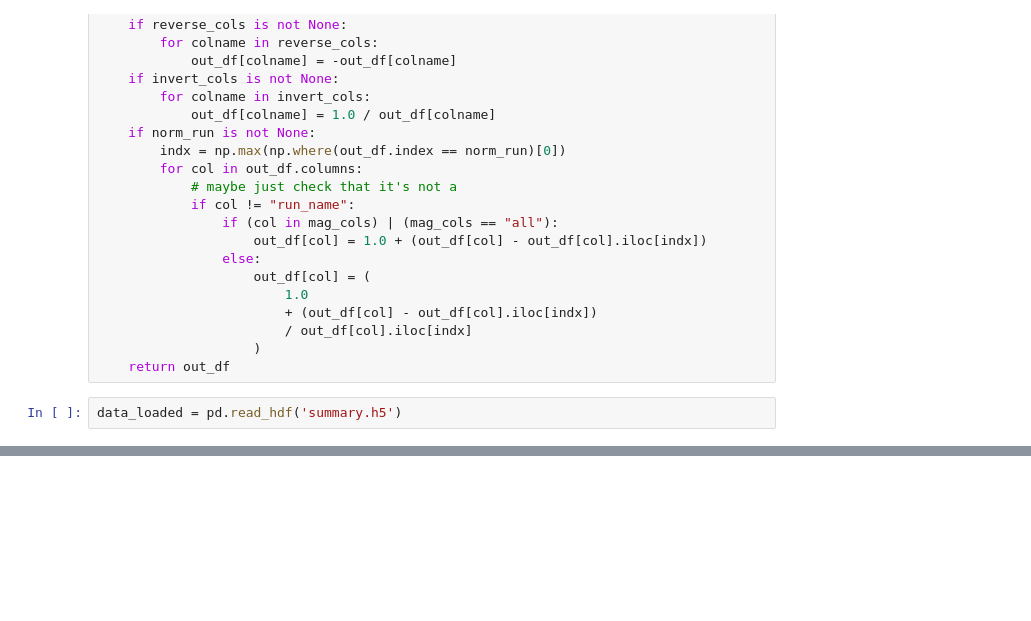
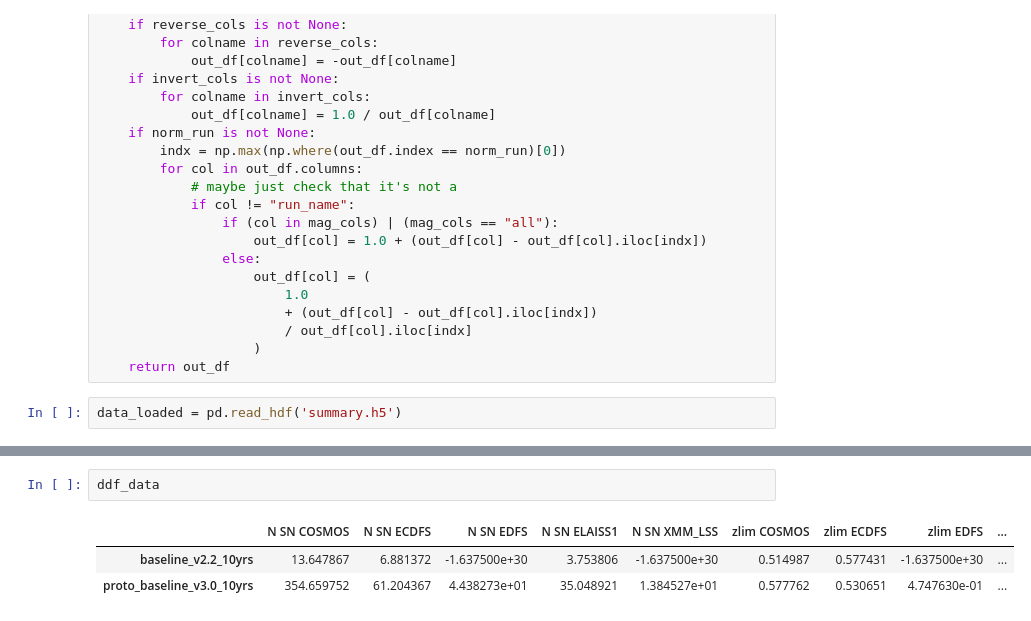
Before and after one commit to lsst-sims/-sims_featureScheduler_runs3.0, a Jupyter notebook: baseline/quick_look.ipynb, the cells around one changed output, grey strips where cells are left out. Cells and saved outputs as stored; diff of their text form; blank space fills up the shorter version.

```diff
--- a/baseline/quick_look.ipynb
+++ b/baseline/quick_look.ipynb
@@ -122,3 +170,9 @@ fig, ax = radar(ndata, legend=True, rgrids=[0.8, 1.0, 1.2], bbox_to_anchor=(1.65
+# %%
+ddf_data
+# %% [output]
+|  | N SN COSMOS | N SN ECDFS | N SN EDFS | N SN ELAISS1 | N SN XMM_LSS | zlim COSMOS | zlim ECDFS | zlim EDFS | ... |
+| baseline_v2.2_10yrs | 13.647867 | 6.881372 | -1.637500e+30 | 3.753806 | -1.637500e+30 | 0.514987 | 0.577431 | -1.637500e+30 | ... |
+| proto_baseline_v3.0_10yrs | 354.659752 | 61.204367 | 4.438273e+01 | 35.048921 | 1.384527e+01 | 0.577762 | 0.530651 | 4.747630e-01 | ... |
 # %%
 data_loaded['DD:ELAISS1 NVisits all bands Median']
 # %% [output]
```
Also changed, not shown: parts of 17 cells of this notebook, 2 other files.
